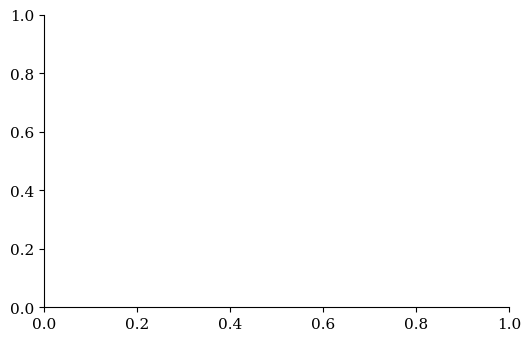
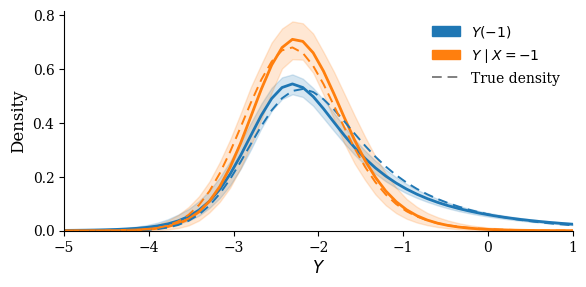
The notebook cell's code change between the first figure and the second:
--- before
+++ after
@@ -1,3 +1,2 @@
-from scipy.stats import norm
 import matplotlib.pyplot as plt
 import matplotlib.patches as mpatches
@@ -19,34 +18,31 @@
 ORANGE = "#ff7f0e"
 ALPHA  = 0.18
+DASH   = (0, (5, 3))
 
-fig, ax = plt.subplots(figsize=(6, 3.8))
+fig, ax = plt.subplots(figsize=(6, 3))
 
-
-true_int = norm.pdf(y_grid, loc=alpha + beta * x_val,  scale=1)
-true_obs = norm.pdf(y_grid, loc=alpha + (1/2 + beta) * x_val,  scale= 1 - 3/4 * 1/4)
-
-# ── estimated densities + credible bands ───────────────────────────────────
-ax.fill_between(y_grid, res['low'] / sd_y,  res['high'] / sd_y,  color=BLUE, alpha=ALPHA)
+# ── estimated densities + credible bands (undoing the y standardisation) ───
+ax.fill_between(y_grid, res_int['low'] / sd_y, res_int['high'] / sd_y, color=BLUE,   alpha=ALPHA)
 ax.fill_between(y_grid, res_obs['low'] / sd_y, res_obs['high'] / sd_y, color=ORANGE, alpha=ALPHA)
 
-ax.plot(y_grid, res['mean'] / sd_y,  color=BLUE,   linewidth=2)
-ax.plot(y_grid, res_obs['mean'] / sd_y,  color=ORANGE,   linewidth=2)
+ax.plot(y_grid, res_int['mean'] / sd_y, color=BLUE,   linewidth=2)
+ax.plot(y_grid, res_obs['mean'] / sd_y, color=ORANGE, linewidth=2)
 
 # ── true densities (dashed) ────────────────────────────────────────────────
-ax.plot(y_grid, true_int,  color=BLUE,   linewidth=1.4, linestyle=(0, (5, 3)))
-ax.plot(y_grid, true_obs,  color=ORANGE,   linewidth=1.4, linestyle=(0, (5, 3)))
+ax.plot(y_grid, true_iv_interventional(y_grid, x_val), color=BLUE,   linewidth=1.4, linestyle=DASH)
+ax.plot(y_grid, true_iv_observational(y_grid, x_val),  color=ORANGE, linewidth=1.4, linestyle=DASH)
 
 # ── legend: estimated curves only + single "true" entry ───────────────────
 legend_handles = [
-    mpatches.Patch(color=BLUE,   label=r"$Y(1)$"),
-    mpatches.Patch(color=ORANGE, label=r"$Y \mid X = 1$"),
+    mpatches.Patch(color=BLUE,   label=rf"$Y({x_val:g})$"),
+    mpatches.Patch(color=ORANGE, label=rf"$Y \mid X = {x_val:g}$"),
     Line2D([0], [0], color="grey", linewidth=1.4,
-           linestyle=(0, (5, 3)), label="True density"),
+           linestyle=DASH, label="True density"),
 ]
 ax.legend(handles=legend_handles, frameon=False, fontsize=10)
 
 # ── axes labels & layout ───────────────────────────────────────────────────
-ax.set_xlabel(r"$Y$",       fontsize=12)
-ax.set_ylabel("Density",    fontsize=12)
+ax.set_xlabel(r"$Y$",    fontsize=12)
+ax.set_ylabel("Density", fontsize=12)
 ax.set_xlim(y_grid[0], y_grid[-1])
 ax.set_ylim(bottom=0)

Commit: Improved IV simulation